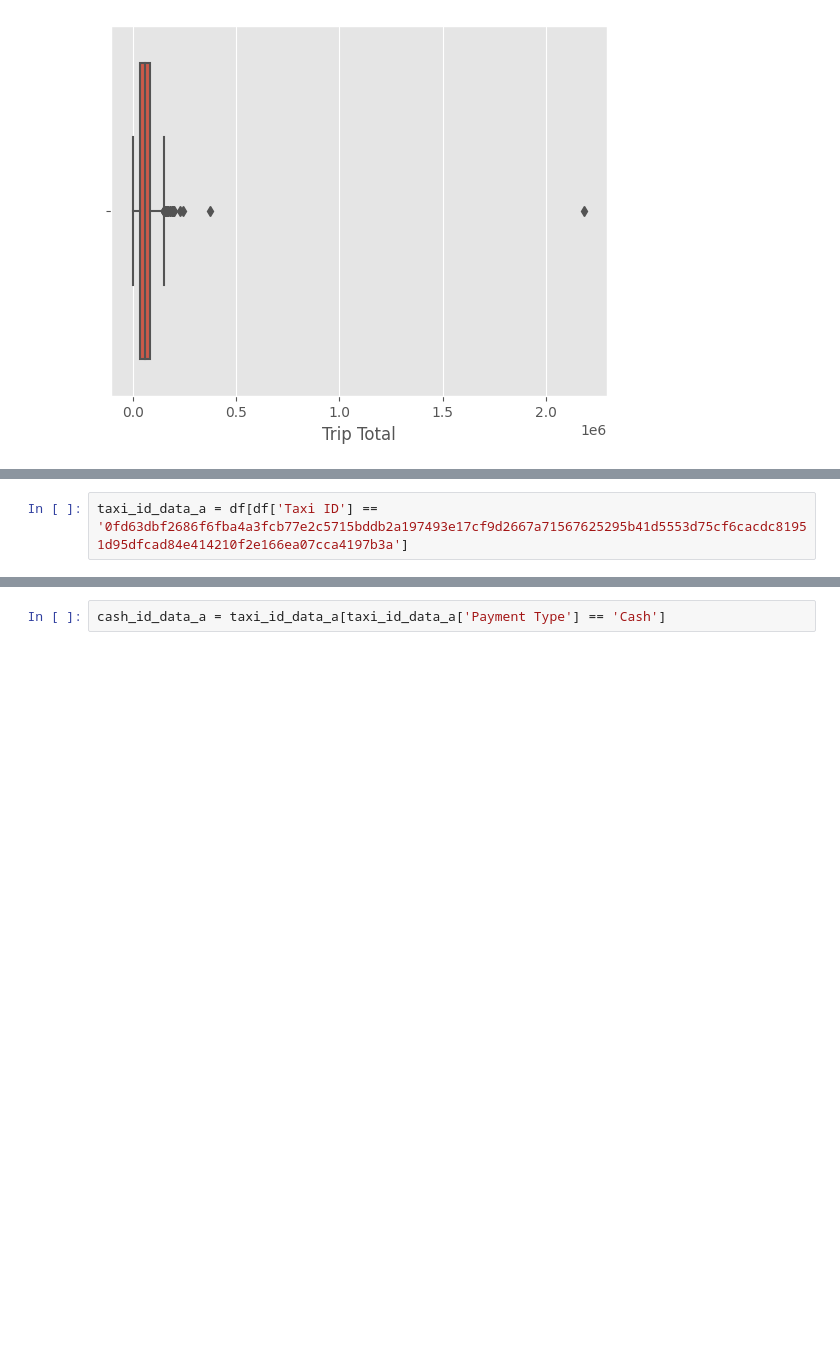
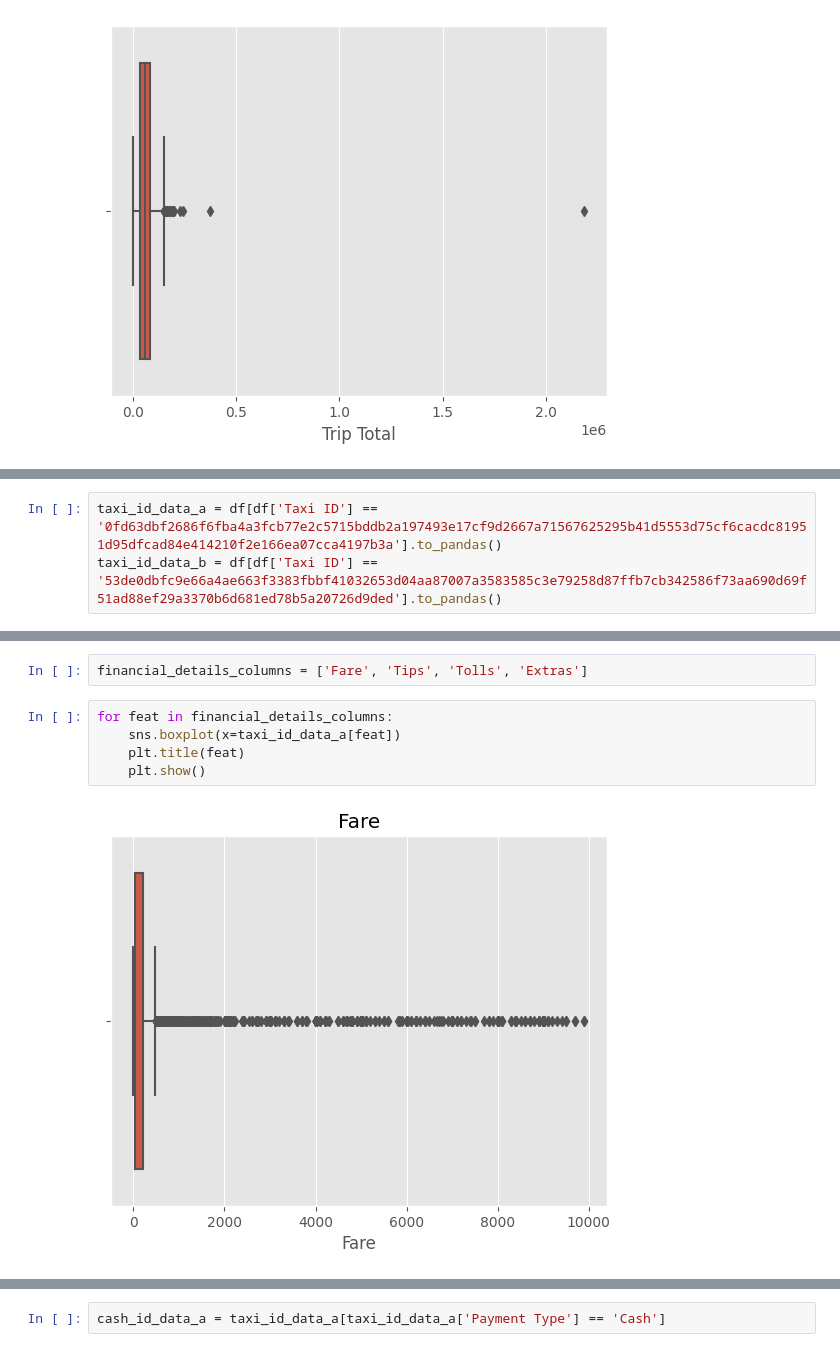
Before and after one commit to DataAnalystPL/Data_analysis, a Jupyter notebook: Chicago_Taxi_2022.ipynb, the cells around one changed output, grey strips where cells are left out. Drawn from its saved outputs; the diff is of its cells as text; blank space fills up the shorter version.

```diff
--- a/Chicago_Taxi_2022.ipynb
+++ b/Chicago_Taxi_2022.ipynb
@@ -569,2 +563,3 @@ I will inspect 2 Taxi IDs:
 # %%
-taxi_id_data_a = df[df['Taxi ID'] == '0fd63dbf2686f6fba4a3fcb77e2c5715bddb2a197493e17cf9d2667a71567625295b41d5553d75cf6cacdc81951d95dfcad84e414210f2e166ea07cca4197b3a']
+taxi_id_data_a = df[df['Taxi ID'] == '0fd63dbf2686f6fba4a3fcb77e2c5715bddb2a197493e17cf9d2667a71567625295b41d5553d75cf6cacdc81951d95dfcad84e414210f2e166ea07cca4197b3a'].to_pandas()
+taxi_id_data_b = df[df['Taxi ID'] == '53de0dbfc9e66a4ae663f3383fbbf41032653d04aa87007a3583585c3e79258d87ffb7cb342586f73aa690d69f51ad88ef29a3370b6d681ed78b5a20726d9ded'].to_pandas()
@@ -586,0 +566,9 @@ taxi_id_data_a.sort_values(by='Fare', ascending=False).head(100)
+# %%
+financial_details_columns = ['Fare', 'Tips', 'Tolls', 'Extras']
+# %%
+for feat in financial_details_columns:
+    sns.boxplot(x=taxi_id_data_a[feat])
+    plt.title(feat)
+    plt.show()
+# %% [output]
+[figure, added]
```
Also changed, not shown: parts of 33 cells of this notebook.
